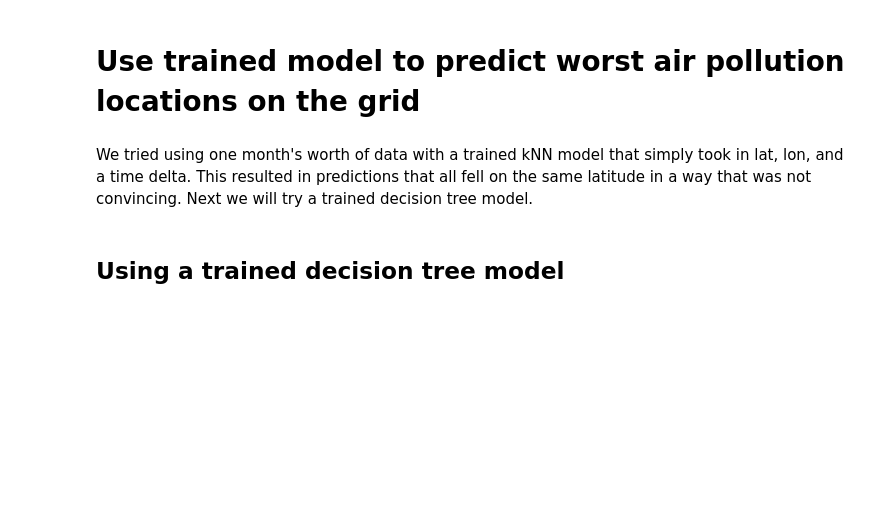
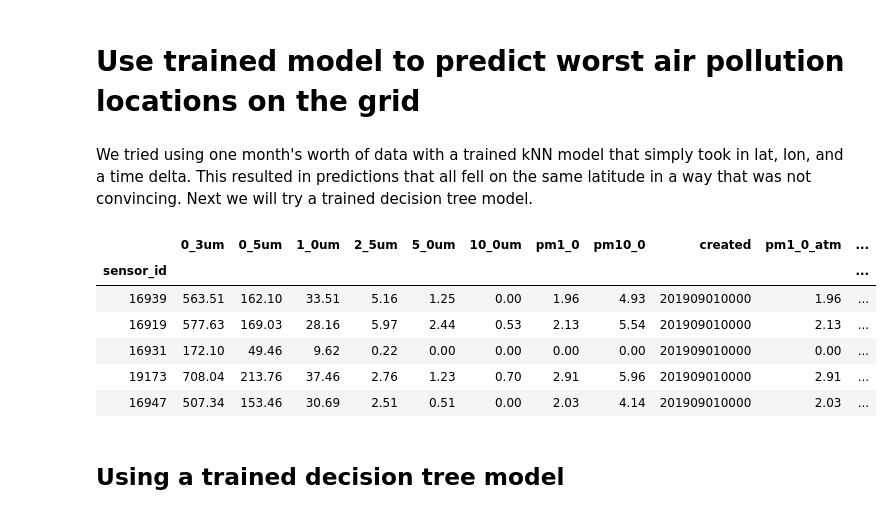
Before and after one commit to arnoldyb/air_pollution, a Jupyter notebook: recommender_mostpolluted.ipynb, the cells around one changed output. Saved outputs shown, nothing was run; the diff lists cells and outputs as text; code cells hidden in the pictures; blank space fills up the shorter version.

```diff
--- a/recommender_mostpolluted.ipynb
+++ b/recommender_mostpolluted.ipynb
@@ -60,6 +61,16 @@ boxes = pd.read_csv('data/500m_grid.csv')
 # %%
 # load in the data from the sensors in the given timeframe and bounding box
 real_sensor_df = get_data(UP_LEFT, UP_RIGHT, DOWN_RIGHT, DOWN_LEFT, START_DATE, END_DATE, START_HOUR, END_HOUR, 'Monthly')
+# %%
+real_sensor_df.head()
+# %% [output]
+|  | 0_3um | 0_5um | 1_0um | 2_5um | 5_0um | 10_0um | pm1_0 | pm10_0 | created | pm1_0_atm | ... |
+| sensor_id |  |  |  |  |  |  |  |  |  |  | ... |
+| 16939 | 563.51 | 162.10 | 33.51 | 5.16 | 1.25 | 0.00 | 1.96 | 4.93 | 201909010000 | 1.96 | ... |
+| 16919 | 577.63 | 169.03 | 28.16 | 5.97 | 2.44 | 0.53 | 2.13 | 5.54 | 201909010000 | 2.13 | ... |
+| 16931 | 172.10 | 49.46 | 9.62 | 0.22 | 0.00 | 0.00 | 0.00 | 0.00 | 201909010000 | 0.00 | ... |
+| 19173 | 708.04 | 213.76 | 37.46 | 2.76 | 1.23 | 0.70 | 2.91 | 5.96 | 201909010000 | 2.91 | ... |
+| 16947 | 507.34 | 153.46 | 30.69 | 2.51 | 0.51 | 0.00 | 2.03 | 4.14 | 201909010000 | 2.03 | ... |
 # %% [markdown]
 ## Using a trained decision tree model
 # %% [markdown]
```
Also changed, not shown: parts of 21 cells of this notebook.
